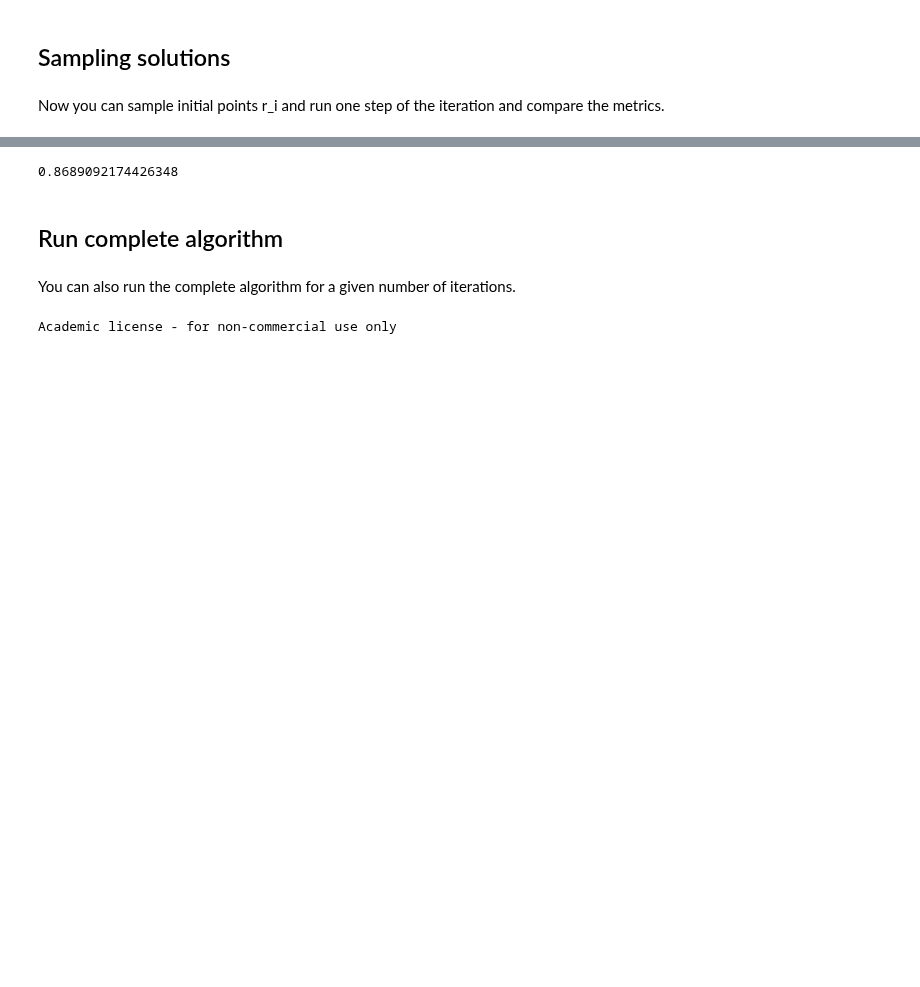
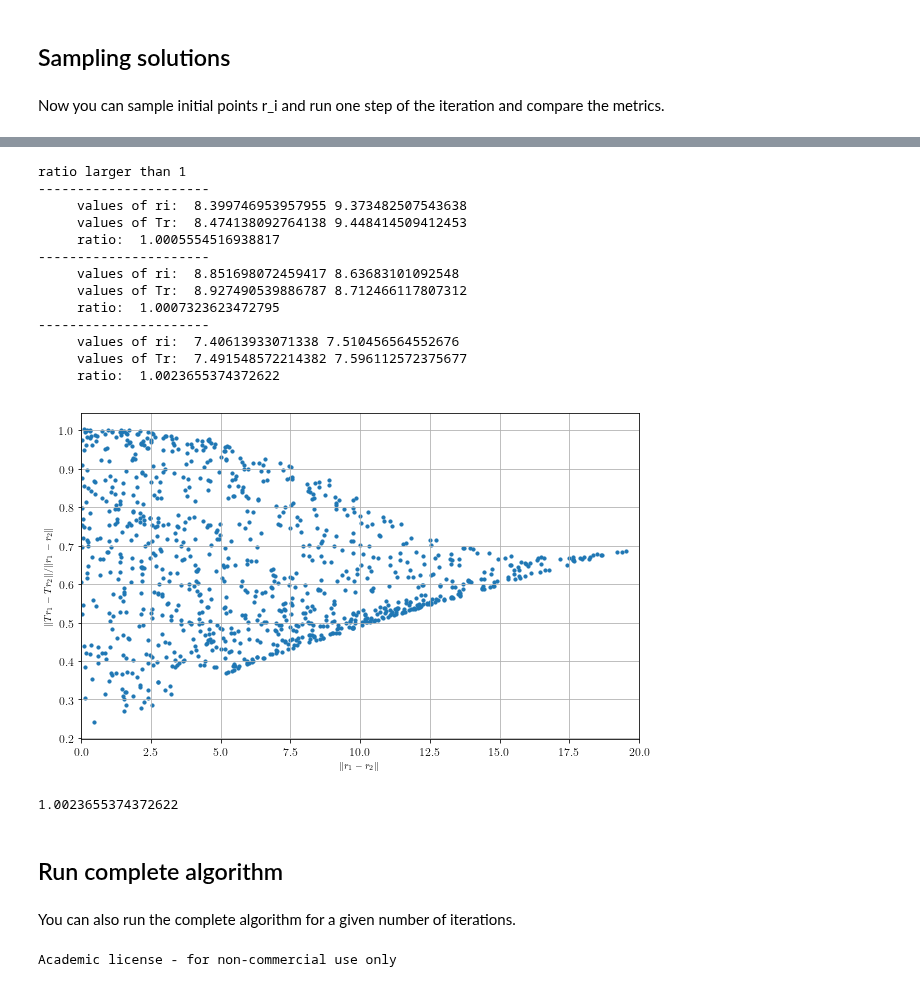
Before and after one commit to LucasFuentesValenzuela/ICU, a Jupyter notebook: fixed_point_methods/Contractivity analysis _ more complex networks.ipynb, the cells around one changed output, grey strips where cells are left out. Drawn from its saved outputs; the diff is of its cells as text; code cells hidden in the pictures; blank space fills up the shorter version.

```diff
--- a/fixed_point_methods/Contractivity analysis _ more complex networks.ipynb
+++ b/fixed_point_methods/Contractivity analysis _ more complex networks.ipynb
@@ -145,9 +156,26 @@ dT, dr = sample_solutions(edges, inv_edges, nsamples = 500, seed=0)
+# %%
+dT, dr = sample_solutions(edges, inv_edges, nsamples = 1000, seed=4)
+# %% [output]
+ratio larger than 1
+----------------------
+     values of ri:  8.399746953957955 9.373482507543638
+     values of Tr:  8.474138092764138 9.448414509412453
+     ratio:  1.0005554516938817
+----------------------
+     values of ri:  8.851698072459417 8.63683101092548
+     values of Tr:  8.927490539886787 8.712466117807312
+     ratio:  1.0007323623472795
+----------------------
+     values of ri:  7.40613933071338 7.510456564552676
+     values of Tr:  7.491548572214382 7.596112572375677
+     ratio:  1.0023655374372622
+[figure, added]
 # %%
 rat = np.divide(dT, dr)
 # %%
 np.max(rat)
 # %% [output]
-0.8689092174426348
+1.0023655374372622
 # %% [markdown]
 ## Run complete algorithm
 # %% [markdown]
```
Also changed, not shown: parts of 9 cells of this notebook, 1 other file.
